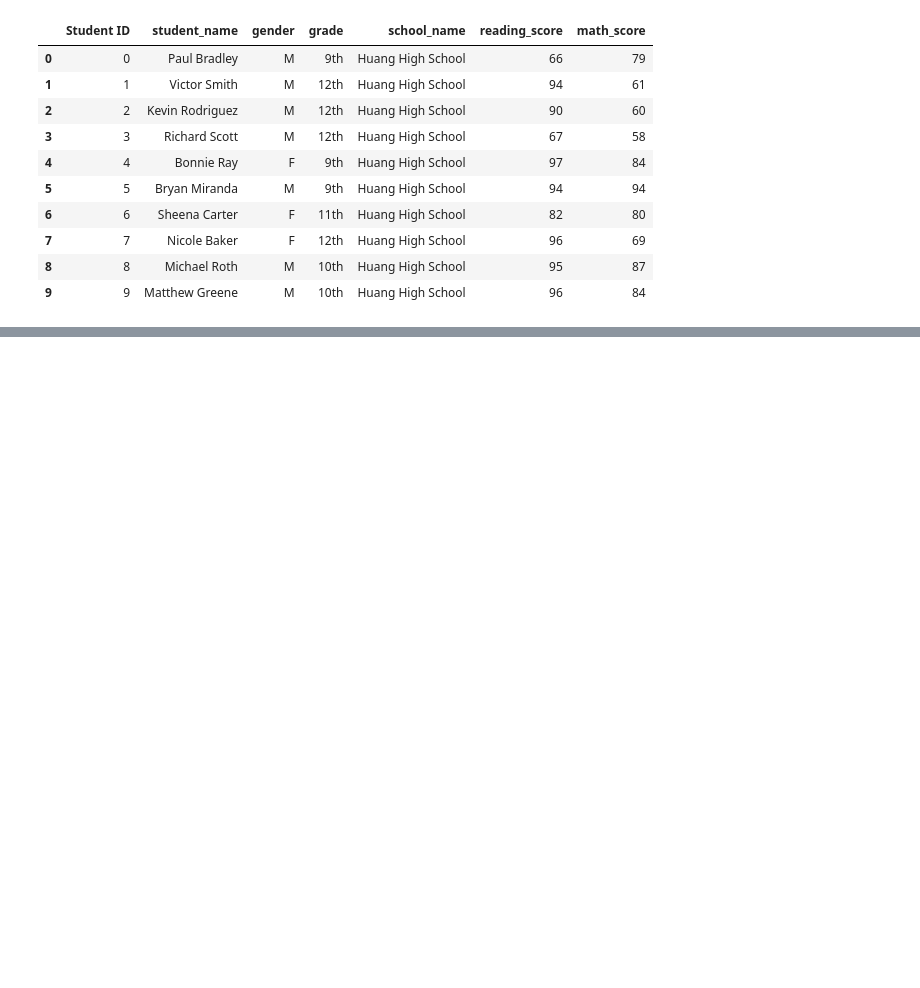
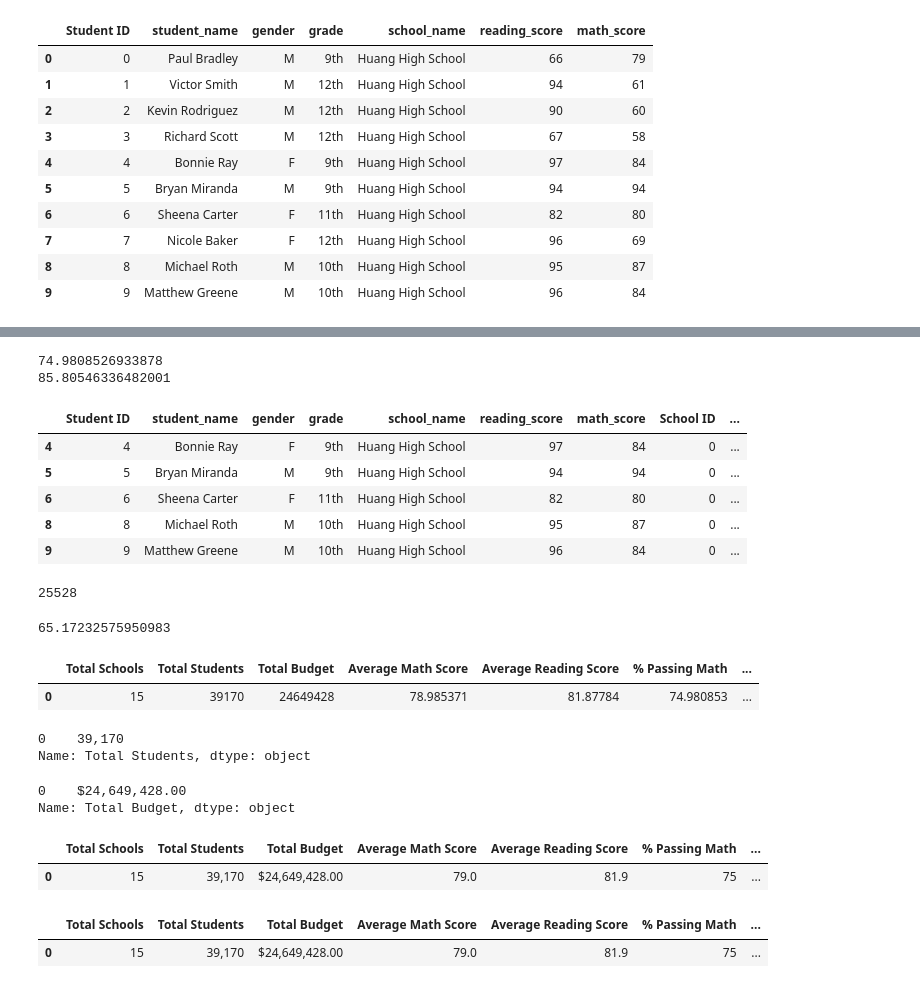
Before and after one commit to zobairhas/school_district_analysis, a Jupyter notebook: PyCitySchools.ipynb, the cells around one changed output, grey strips where cells are left out. Cells and saved outputs as stored; diff of their text form; code cells hidden in the pictures; blank space fills up the shorter version.

Commit message:
summary complete

```diff
--- a/PyCitySchools.ipynb
+++ b/PyCitySchools.ipynb
@@ -155,0 +284,66 @@ student_data_df.head(10)
+# %%
+percentage_pass_math = (passing_math_count / float(student_count)) * 100
+percentage_pass_reading = (passing_reading_count / float(student_count)) * 100
+
+print(percentage_pass_math)
+print(percentage_pass_reading)
+# %% [output]
+74.9808526933878
+85.80546336482001
+# %%
+passing_math_reading = school_data_complete_df[(school_data_complete_df["math_score"] >= 70) & (school_data_complete_df["reading_score"] >= 70)]
+
+passing_math_reading.head()
+# %% [output]
+|  | Student ID | student_name | gender | grade | school_name | reading_score | math_score | School ID | ... |
+| 4 | 4 | Bonnie Ray | F | 9th | Huang High School | 97 | 84 | 0 | ... |
+| 5 | 5 | Bryan Miranda | M | 9th | Huang High School | 94 | 94 | 0 | ... |
+| 6 | 6 | Sheena Carter | F | 11th | Huang High School | 82 | 80 | 0 | ... |
+| 8 | 8 | Michael Roth | M | 10th | Huang High School | 95 | 87 | 0 | ... |
+| 9 | 9 | Matthew Greene | M | 10th | Huang High School | 96 | 84 | 0 | ... |
+# %%
+## it's best practice to create a new variable when doing calculations
+## this is why we're repeating the same info
+overall_passing_math_reading_count = passing_math_reading["student_name"].count()
+overall_passing_math_reading_count
+# %% [output]
+25528
+# %%
+overall_passing_percentage = (overall_passing_math_reading_count / student_count) * 100
+overall_passing_percentage
+# %% [output]
+65.17232575950983
+# %%
+## all the variables are defined; calculations are done
+## we can take all of the above variables and create a DataFrame to spit out a summary table of all the requested info
+## DataFrames do not have natural indexing unlike a list
+
+district_summary_df = pd.DataFrame(
+    [{"Total Schools": school_count,
+     "Total Students": student_count,
+      "Total Budget": total_budget,
+      "Average Math Score": average_math_score,
+      "Average Reading Score": average_reading_score,
+      "% Passing Math": percentage_pass_math,
+      "% Passing Reading": percentage_pass_reading,
+      "% Overall Passing": overall_passing_percentage}])
+
+district_summary_df
+# %% [output]
+|  | Total Schools | Total Students | Total Budget | Average Math Score | Average Reading Score | % Passing Math | ... |
+| 0 | 15 | 39170 | 24649428 | 78.985371 | 81.87784 | 74.980853 | ... |
+# %%
+district_summary_df["Total Students"] = district_summary_df["Total Students"].map("{:,}".format)
+
+district_summary_df["Total Students"]
+# %% [output]
+0    39,170
+Name: Total Students, dtype: object
+# %%
+## if something is related to number formating, then that goes in the brackets
+## if something is a symbol that goes outside of the number then it's added outside of the brackets
+district_summary_df["Total Budget"] = district_summary_df["Total Budget"].map("${:,.2f}".format)
+district_summary_df["Total Budget"]
+# %% [output]
+0    $24,649,428.00
+Name: Total Budget, dtype: object
@@ -155,0 +360,14 @@ student_data_df.head(10)
+# %%
+district_summary_df
+# %% [output]
+|  | Total Schools | Total Students | Total Budget | Average Math Score | Average Reading Score | % Passing Math | ... |
+| 0 | 15 | 39,170 | $24,649,428.00 | 79.0 | 81.9 | 75 | ... |
+# %%
+# in order to reorder existing columns, set up a new variable and then write them out in the order that you want them to appear
+new_column_order = ["Total Schools", "Total Students", "Total Budget", "Average Math Score", "Average Reading Score", "% Passing Math", "% Passing Reading", "% Overall Passing"]
+
+district_summary_df = district_summary_df[new_column_order]
+district_summary_df
+# %% [output]
+|  | Total Schools | Total Students | Total Budget | Average Math Score | Average Reading Score | % Passing Math | ... |
+| 0 | 15 | 39,170 | $24,649,428.00 | 79.0 | 81.9 | 75 | ... |
```
Also changed, not shown: parts of 15 cells of this notebook, 2 other files.
